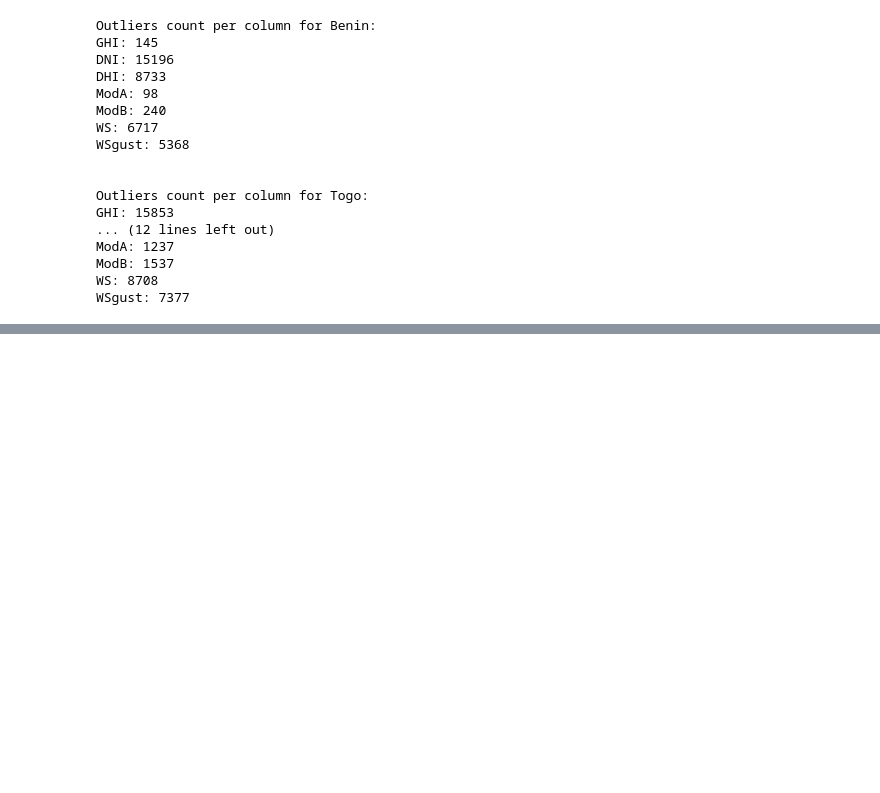
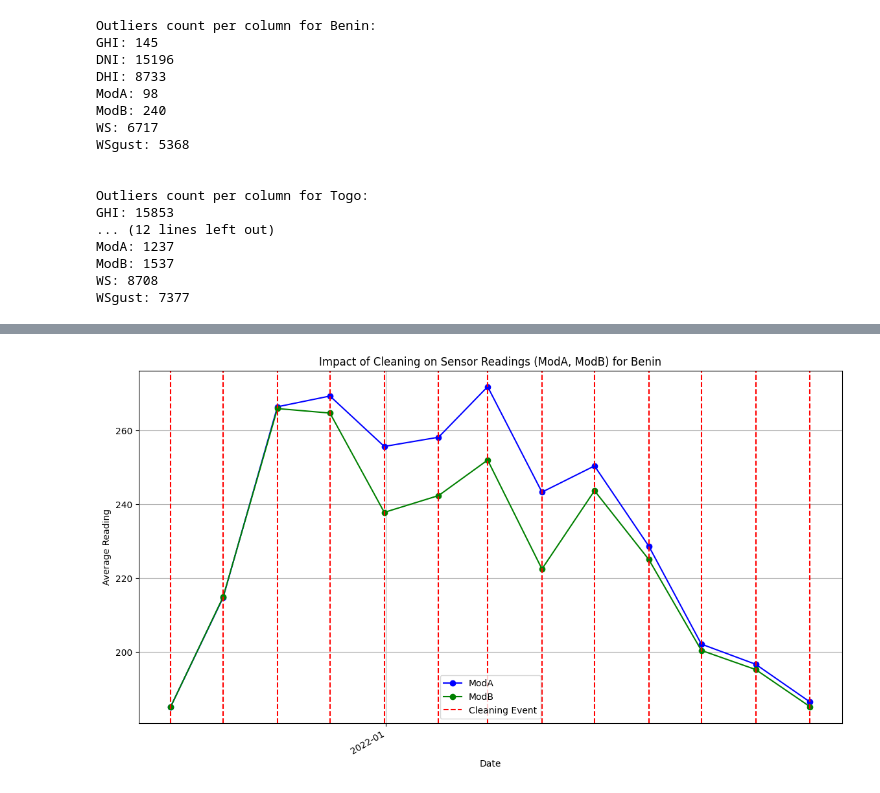
Before and after one commit to tewodrosgebreselassie/week_o_solar_radiation, a Jupyter notebook: notebooks/solar.ipynb, the cells around one changed output, grey strips where cells are left out. Saved outputs shown, nothing was run; the diff lists cells and outputs as text; code cells hidden in the pictures; blank space fills up the shorter version.

Commit message:
Time Series Analysis executed

```diff
--- a/notebooks/solar.ipynb
+++ b/notebooks/solar.ipynb
@@ -249,0 +387,81 @@ WSgust: 7377
+# %%
+import matplotlib.pyplot as plt
+import matplotlib.dates as mdates
+import pandas as pd
+
+def evaluate_cleaning_impact_monthly(df, cleaning_col='Cleaning', modA_col='ModA', modB_col='ModB', timestamp_col='Timestamp', title="Impact of Cleaning on Sensor Readings (ModA, ModB)"):
+    """
+    Evaluates the impact of cleaning on sensor readings (ModA, ModB) over time using monthly averages.
+
+    Parameters:
+    df (pd.DataFrame): DataFrame containing the data with Timestamp as a column.
+    cleaning_col (str): Name of the column indicating cleaning events.
+    modA_col (str): Name of the column for ModA sensor readings.
+    modB_col (str): Name of the column for ModB sensor readings.
+    timestamp_col (str): Name of the column containing the timestamp.
+    """
+
+    # Convert the 'Timestamp' column to datetime and set as index
+    df[timestamp_col] = pd.to_datetime(df[timestamp_col], errors='coerce')
+    df.set_index(timestamp_col, inplace=True)
+
+    # Convert numeric columns to float, forcing errors to NaN
+    df[modA_col] = pd.to_numeric(df[modA_col], errors='coerce')
+    df[modB_col] = pd.to_numeric(df[modB_col], errors='coerce')
+
+    # Create a binary column to indicate whether cleaning occurred (1) or not (0)
+    df[cleaning_col] = df[cleaning_col].fillna(0).astype(int)
+
+    # Resample the data to monthly frequency and calculate mean values for ModA and ModB
+    df_monthly = df.resample('M').mean()
+
+    # Create a Series to record cleaning events for each month
+    cleaning_monthly = df.resample('M')[cleaning_col].sum()
+
+    # Plot ModA and ModB readings over time with cleaning events
+    plt.figure(figsize=(14, 8))
+
+    # Plot ModA and ModB sensor readings
+    plt.plot(df_monthly.index, df_monthly[modA_col], label='ModA', color='blue', linestyle='-', marker='o')
+    plt.plot(df_monthly.index, df_monthly[modB_col], label='ModB', color='green', linestyle='-', marker='o')
+
+    # Highlight cleaning events with vertical lines
+    for date, cleaning_count in cleaning_monthly.items():
+        if cleaning_count > 0:  # If cleaning events occurred in that month
+            plt.axvline(x=date, color='red', linestyle='--',
+                        label='Cleaning Event' if 'Cleaning Event' not in plt.gca().get_legend_handles_labels()[1] else "")
+
+    # Format the x-axis to show year and month
+    plt.gca().xaxis.set_major_formatter(mdates.DateFormatter('%Y-%m'))
+    plt.gca().xaxis.set_major_locator(mdates.YearLocator())
+
+    # Rotate and align the x labels for better readability
+    plt.gcf().autofmt_xdate()
+
+    # Add titles and labels
+    plt.title(title)
+    plt.xlabel('Date')
+    plt.ylabel('Average Reading')
+    plt.legend()
+    plt.grid(True)
+
+    # Show the plot
+    plt.show()
+
+benin_file_path = '../data/benin-malanville.csv'
+df_benin = pd.read_csv(benin_file_path)
+
+togo_file_path = '../data/sierraleone-bumbuna.csv'
+df_togo = pd.read_csv(togo_file_path)
+
+sierraleone_file_path = '../data/togo-dapaong_qc.csv'
+df_sierraleone = pd.read_csv(sierraleone_file_path)
+
+evaluate_cleaning_impact_monthly(df_benin, title="Impact of Cleaning on Sensor Readings (ModA, ModB) for Benin")
+print("\n")
+evaluate_cleaning_impact_monthly(df_togo, title="Impact of Cleaning on Sensor Readings (ModA, ModB) for Togo")
+print("\n")
+evaluate_cleaning_impact_monthly(df_sierraleone, title="Impact of Cleaning on Sensor Readings (ModA, ModB) for Sierra Leone")
+print("\n")
+# %% [output]
+[figure, added]
```
Also changed, not shown: parts of 7 cells of this notebook.
